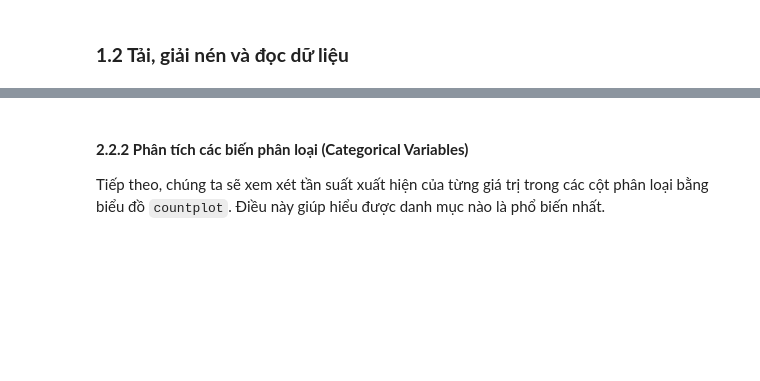
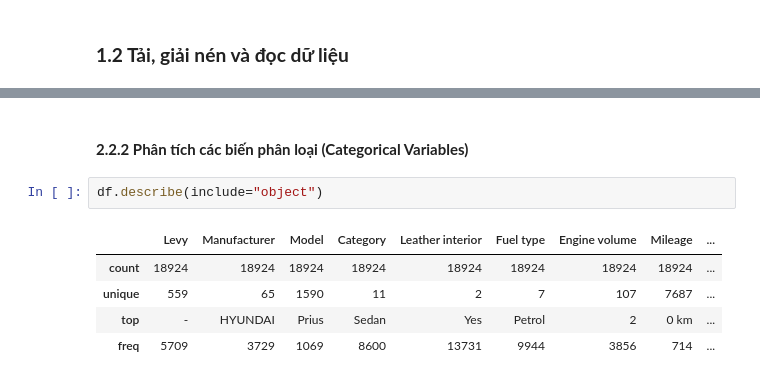
Before and after one commit to ChiThanh512/Machine-Learning-Project-251---CEML1, a Jupyter notebook: BTL1/notebooks/main.ipynb, the cells around one changed output, grey strips where cells are left out. Cells and saved outputs as stored; diff of their text form; blank space fills up the shorter version.

```diff
--- a/BTL1/notebooks/main.ipynb
+++ b/BTL1/notebooks/main.ipynb
@@ -164,5 +173,11 @@ for col in numerical_cols:
 # %% [markdown]
 #### **2.2.2 Phân tích các biến phân loại (Categorical Variables)**
-
-Tiếp theo, chúng ta sẽ xem xét tần suất xuất hiện của từng giá trị trong các cột phân loại bằng biểu đồ `countplot`. Điều này giúp hiểu được danh mục nào là phổ biến nhất.
+# %%
+df.describe(include="object")
+# %% [output]
+|  | Levy | Manufacturer | Model | Category | Leather interior | Fuel type | Engine volume | Mileage | ... |
+| count | 18924 | 18924 | 18924 | 18924 | 18924 | 18924 | 18924 | 18924 | ... |
+| unique | 559 | 65 | 1590 | 11 | 2 | 7 | 107 | 7687 | ... |
+| top | - | HYUNDAI | Prius | Sedan | Yes | Petrol | 2 | 0 km | ... |
+| freq | 5709 | 3729 | 1069 | 8600 | 13731 | 9944 | 3856 | 714 | ... |
 # %%
```
Also changed, not shown: parts of 15 cells of this notebook.
